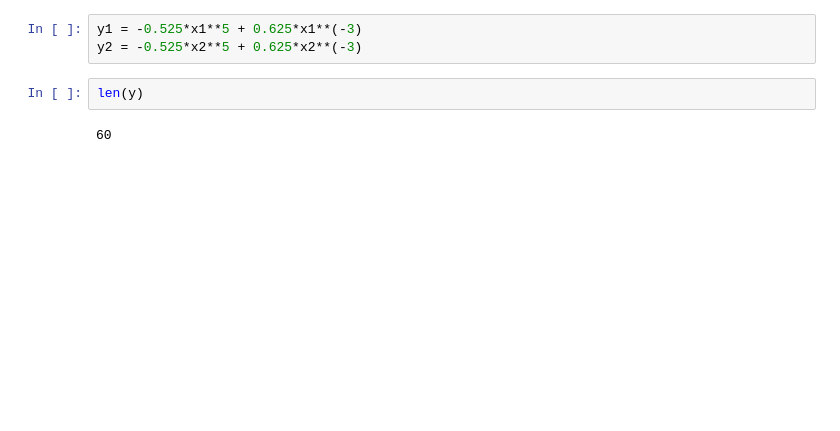
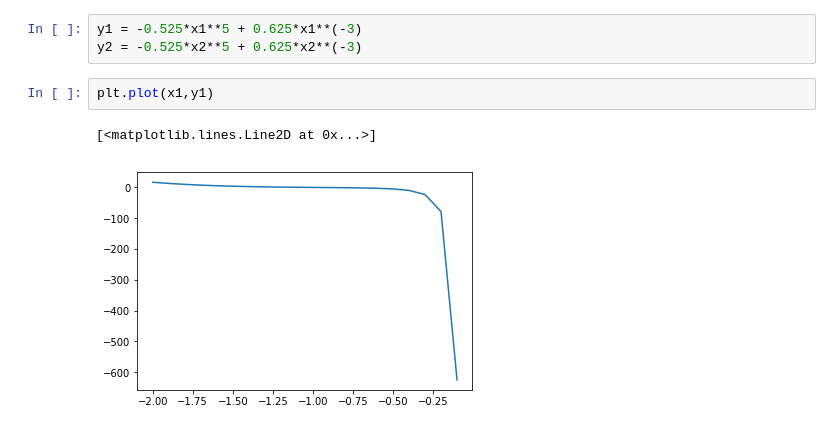
Before and after one commit to ducksfrogs/okuzemi, a Jupyter notebook: files/ipython/2-6.ipynb, the cells around one changed output. Cells and saved outputs as stored; diff of their text form; blank space fills up the shorter version.

```diff
--- a/files/ipython/2-6.ipynb
+++ b/files/ipython/2-6.ipynb
@@ -37,7 +39,8 @@ plt.plot(x2,y2)
 # %%
 y1 = -0.525*x1**5 + 0.625*x1**(-3)
 y2 = -0.525*x2**5 + 0.625*x2**(-3)
-# %%
-len(y)
-# %% [output]
-60
+# %%
+plt.plot(x1,y1)
+# %% [output]
+[<matplotlib.lines.Line2D at 0x...>]
+[figure, added]
```
Also changed, not shown: parts of 5 cells of this notebook, 3 other files.
